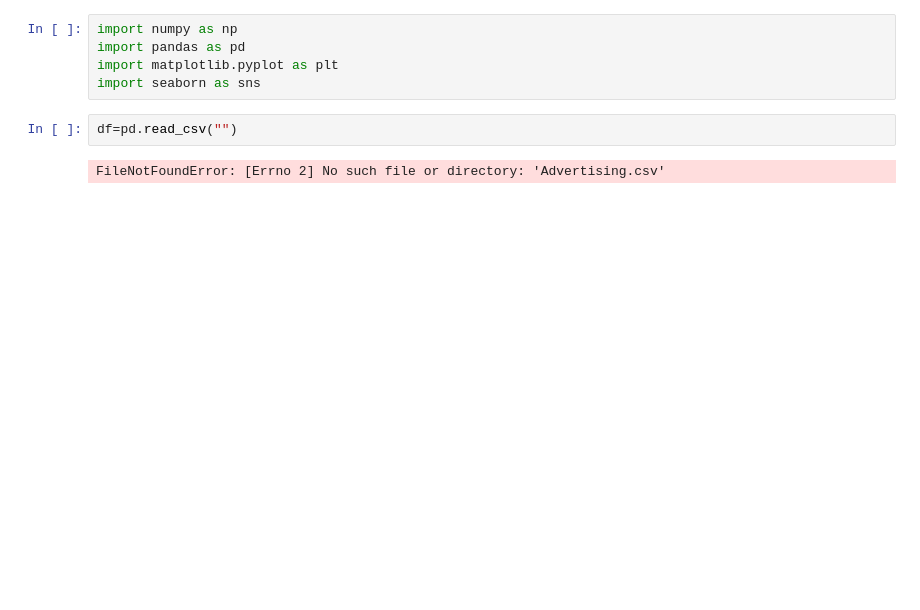
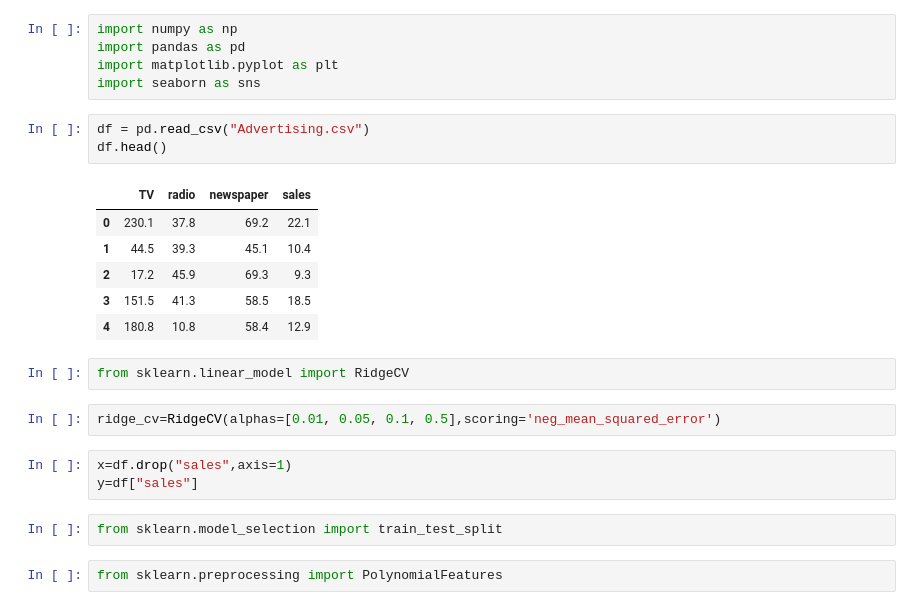
Before and after one commit to shashank1242/Regularization-ML_test, a Jupyter notebook: Regularization.ipynb, the cells around one changed output. Saved outputs shown, nothing was run; the diff lists cells and outputs as text; blank space fills up the shorter version.

Commit message:
Ridge regression done

```diff
--- a/Regularization.ipynb
+++ b/Regularization.ipynb
@@ -4,6 +4,23 @@ import pandas as pd
 import matplotlib.pyplot as plt
 import seaborn as sns
 # %%
-df=pd.read_csv("")
+df = pd.read_csv("Advertising.csv")
+df.head()
 # %% [output]
-FileNotFoundError: [Errno 2] No such file or directory: 'Advertising.csv'
+|  | TV | radio | newspaper | sales |
+| 0 | 230.1 | 37.8 | 69.2 | 22.1 |
+| 1 | 44.5 | 39.3 | 45.1 | 10.4 |
+| 2 | 17.2 | 45.9 | 69.3 | 9.3 |
+| 3 | 151.5 | 41.3 | 58.5 | 18.5 |
+| 4 | 180.8 | 10.8 | 58.4 | 12.9 |
+# %%
+from sklearn.linear_model import RidgeCV
+# %%
+ridge_cv=RidgeCV(alphas=[0.01, 0.05, 0.1, 0.5],scoring='neg_mean_squared_error')
+# %%
+x=df.drop("sales",axis=1)
+y=df["sales"]
+# %%
+from sklearn.model_selection import train_test_split
+# %%
+from sklearn.preprocessing import PolynomialFeatures
```
Also changed, not shown: parts of 9 cells of this notebook, 1 other file.
